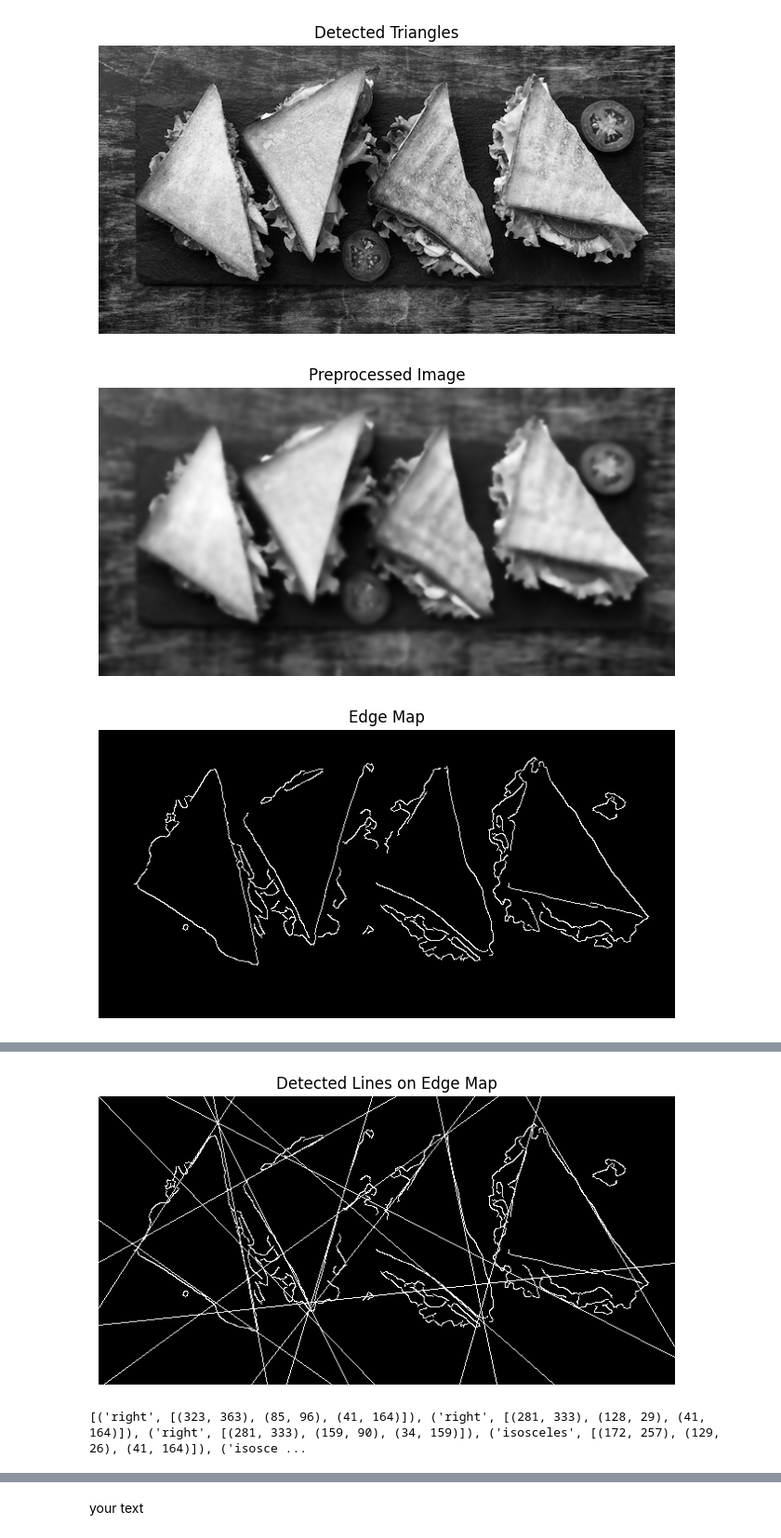
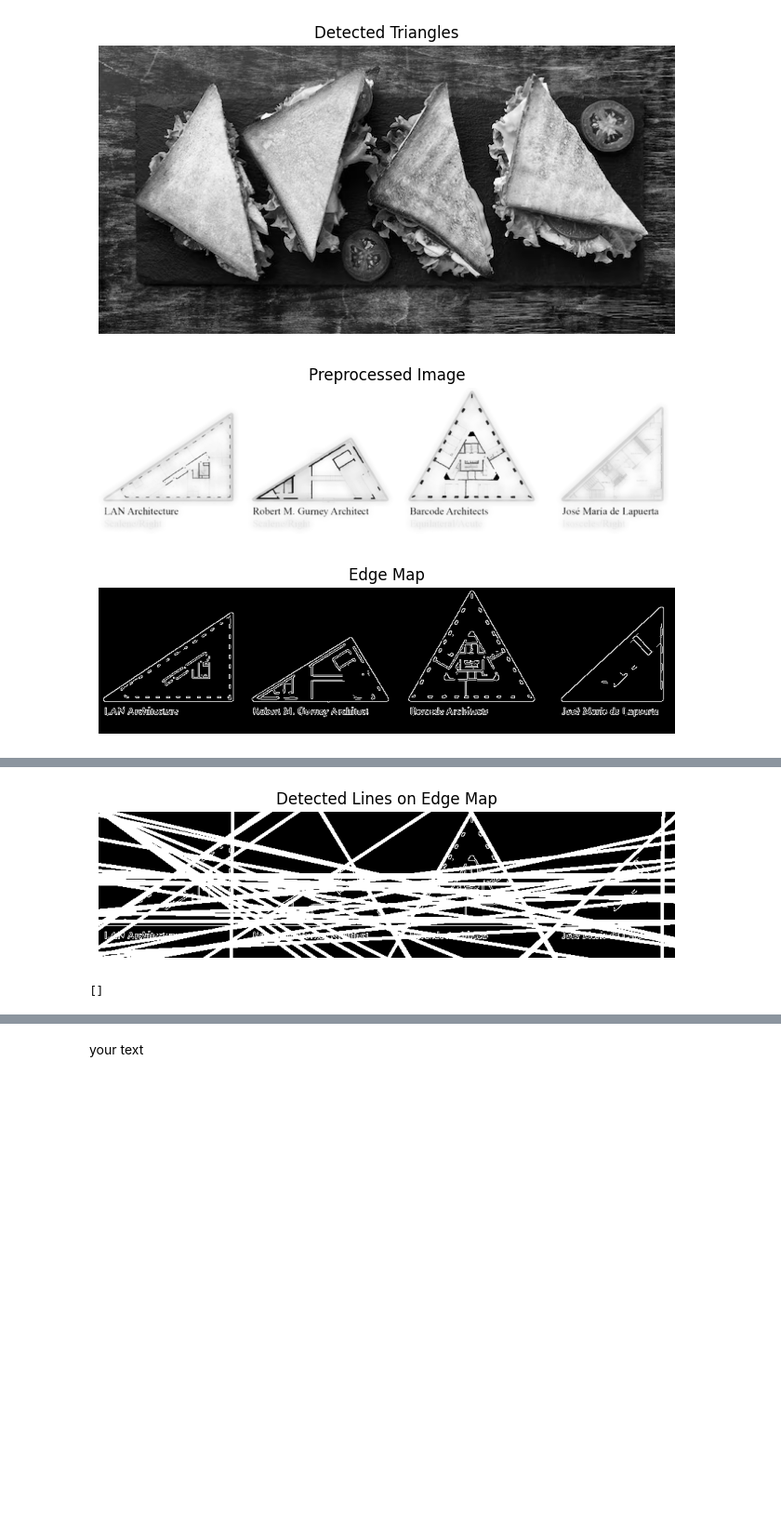
Before and after one commit to danielbob32/Detect-Triangles-HT, a Jupyter notebook: CV_ex1.ipynb, the cells around one changed output, grey strips where cells are left out. Shown at 93% size. Saved outputs shown, nothing was run; the diff lists cells and outputs as text; code cells hidden in the pictures; blank space fills up the shorter version.

```diff
--- a/CV_ex1.ipynb
+++ b/CV_ex1.ipynb
@@ -1061,12 +1061,12 @@ def plot_hough_transform(window, accumulator, lines, window_number):
 
 
 
-def detect_triangles(image_path, preprocess_params, hough_params, nms_params, window_size, edge_threshold=0.01):
+def detect_triangles(image_path, preprocess_params, hough_params, nms_params, window_size, edge_threshold=0.1):
     image = cv2.imread(image_path, cv2.IMREAD_GRAYSCALE)
     preprocessed = preprocess_image(image, **preprocess_params)
     display_image("Preprocessed Image", preprocessed)
 
-    edges = cv2.Canny(preprocessed, 50, 200)
+    edges = cv2.Canny(preprocessed, 70, 150)
     display_image("Edge Map", edges)
 
     height, width = edges.shape
@@ -1084,6 +1084,7 @@ def detect_triangles(image_path, preprocess_params, hough_params, nms_params, wi
             lines, accumulator = hough_transform(window, **hough_params)
             accumulator = np.log10(accumulator + 1)  # log10 for plotting
             lines = non_maximum_suppression(lines, **nms_params)
+            #print('hi')
             #plot_hough_transform(window, accumulator, lines, window_number)
             window_number += 1
 
@@ -1137,36 +1138,45 @@ def detect_triangles(image_path, preprocess_params, hough_params, nms_params, wi
 
 def intersection(line1, line2):
     rho1, theta1 = line1
     rho2, theta2 = line2
     A = np.array([[np.cos(theta1), np.sin(theta1)], [np.cos(theta2), np.sin(theta2)]])
     b = np.array([rho1, rho2])
     if np.linalg.det(A) == 0:
         return None  # Lines are parallel
     x, y = np.linalg.solve(A, b)
     return int(x), int(y)
 
 def draw_lines_on_edge_map(edge_map, lines, color=(255, 255, 255)):
     img_with_lines = cv2.cvtColor(edge_map, cv2.COLOR_GRAY2BGR)
     for rho, theta in lines:
         a = np.cos(theta)
         b = np.sin(theta)
         x0 = a * rho
         y0 = b * rho
         x1 = int(x0 + 1000 * (-b))
         y1 = int(y0 + 1000 * (a))
         x2 = int(x0 - 1000 * (-b))
         y2 = int(y0 - 1000 * (a))
-        cv2.line(img_with_lines, (x1, y1), (x2, y2), color, 1)
+        cv2.line(img_with_lines, (x1, y1), (x2, y2), color, 3)
     return img_with_lines
 
 # Example usage
 image_path1 = 'Assets/group_natural/top-view-triangle-sandwiches-slate-with-tomatoes_23-2148640143.png'
-preprocess_params1 = {'d': 9, 'sigmaColor': 75, 'sigmaSpace': 75, 'blur_ksize': 5}
+preprocess_params1 = {'d': 5, 'sigmaColor': 75, 'sigmaSpace': 75, 'blur_ksize': 3}
 hough_params1 = {'rho_res': 1, 'theta_res': np.pi / 180, 'threshold': 50}
 nms_params1 = {'distance_threshold': 30, 'angle_threshold': np.pi / 18}
-window_size = 300  # Adjust the window size as needed
+window_size1 = 300  # Adjust the window size as needed
 
-detect_triangles(image_path1, preprocess_params1, hough_params1, nms_params1, window_size, edge_threshold=0.01)
+#detect_triangles(image_path1, preprocess_params1, hough_params1, nms_params1, window_size1, edge_threshold=0.1)
+
+
+image_path2 = 'Assets/group_sketch/sample_triangles.png'
+preprocess_params2 = {'d': 19, 'sigmaColor': 50, 'sigmaSpace': 100, 'blur_ksize': 1}
+hough_params2 = {'rho_res': 1, 'theta_res': np.pi / 180, 'threshold': 70}
+nms_params2 = {'distance_threshold': 5, 'angle_threshold': np.pi / 96}
+window_size2 = 280  # Adjust the window size as needed
+
+detect_triangles(image_path2, preprocess_params2, hough_params2, nms_params2, window_size2, edge_threshold=0.1)
 # %% [output]
-[figure, old version]
+[figure, new version]
-[figure, old version]
+[figure, new version]
@@ -1174,2 +1184,2 @@ detect_triangles(image_path1, preprocess_params1, hough_params1, nms_params1, wi
-[figure, old version]
+[figure, new version]
-[('right', [(323, 363), (85, 96), (41, 164)]), ('right', [(281, 333), (128, 29), (41, 164)]), ('right', [(281, 333), (159, 90), (34, 159)]), ('isosceles', [(172, 257), (129, 26), (41, 164)]), ('isosce ...
+[]
```
Also changed, not shown: parts of 1 cell of this notebook.
